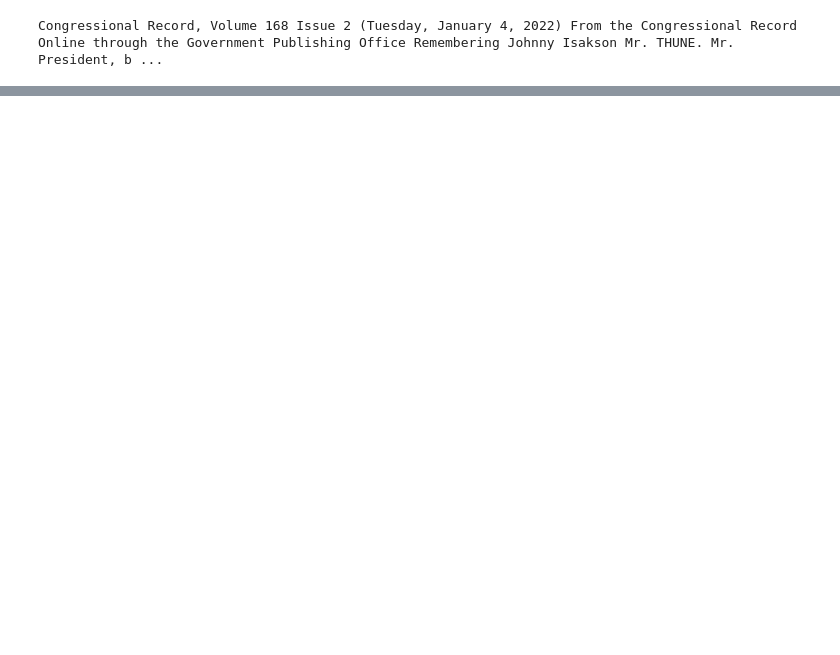
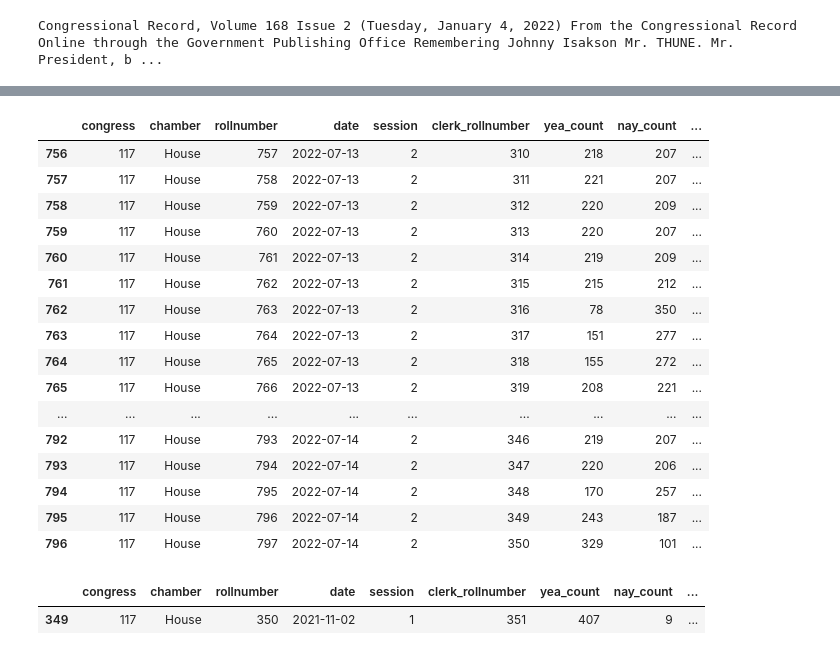
Before and after one commit to Timevdo/CS505-Final-Project, a Jupyter notebook: workbook_transcript.ipynb, the cells around one changed output, grey strips where cells are left out. Cells and saved outputs as stored; diff of their text form; code cells hidden in the pictures; blank space fills up the shorter version.

```diff
--- a/workbook_transcript.ipynb
+++ b/workbook_transcript.ipynb
@@ -72,0 +269,28 @@ len(data_arr)
+# %%
+# show roll call for the first transcript
+bill_no = "HR7900"
+rolldf[rolldf['bill_number'] == bill_no]
+# %% [output]
+|  | congress | chamber | rollnumber | date | session | clerk_rollnumber | yea_count | nay_count | ... |
+| 756 | 117 | House | 757 | 2022-07-13 | 2 | 310 | 218 | 207 | ... |
+| 757 | 117 | House | 758 | 2022-07-13 | 2 | 311 | 221 | 207 | ... |
+| 758 | 117 | House | 759 | 2022-07-13 | 2 | 312 | 220 | 209 | ... |
+| 759 | 117 | House | 760 | 2022-07-13 | 2 | 313 | 220 | 207 | ... |
+| 760 | 117 | House | 761 | 2022-07-13 | 2 | 314 | 219 | 209 | ... |
+| 761 | 117 | House | 762 | 2022-07-13 | 2 | 315 | 215 | 212 | ... |
+| 762 | 117 | House | 763 | 2022-07-13 | 2 | 316 | 78 | 350 | ... |
+| 763 | 117 | House | 764 | 2022-07-13 | 2 | 317 | 151 | 277 | ... |
+| 764 | 117 | House | 765 | 2022-07-13 | 2 | 318 | 155 | 272 | ... |
+| 765 | 117 | House | 766 | 2022-07-13 | 2 | 319 | 208 | 221 | ... |
+| ... | ... | ... | ... | ... | ... | ... | ... | ... | ... |
+| 792 | 117 | House | 793 | 2022-07-14 | 2 | 346 | 219 | 207 | ... |
+| 793 | 117 | House | 794 | 2022-07-14 | 2 | 347 | 220 | 206 | ... |
+| 794 | 117 | House | 795 | 2022-07-14 | 2 | 348 | 170 | 257 | ... |
+| 795 | 117 | House | 796 | 2022-07-14 | 2 | 349 | 243 | 187 | ... |
+| 796 | 117 | House | 797 | 2022-07-14 | 2 | 350 | 329 | 101 | ... |
+# %%
+# show role call by number
+rolldf[rolldf['rollnumber'] == 350]
+# %% [output]
+|  | congress | chamber | rollnumber | date | session | clerk_rollnumber | yea_count | nay_count | ... |
+| 349 | 117 | House | 350 | 2021-11-02 | 1 | 351 | 407 | 9 | ... |
```
Also changed, not shown: parts of 24 cells of this notebook.
